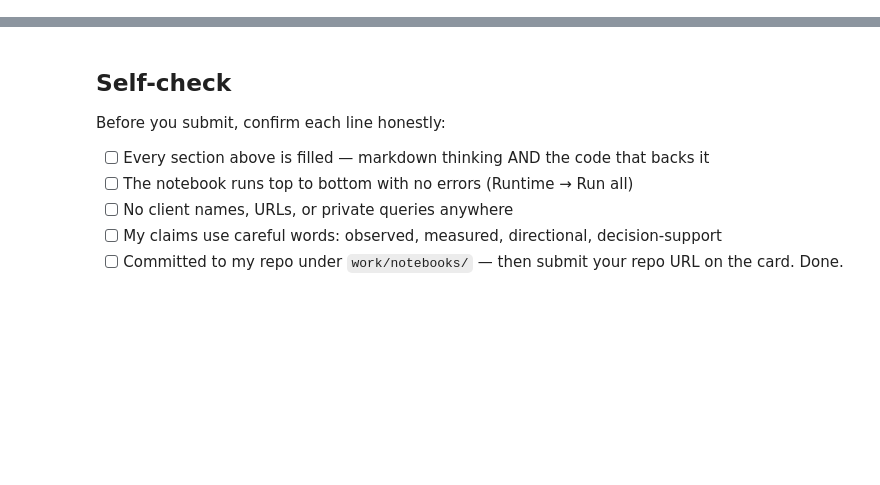
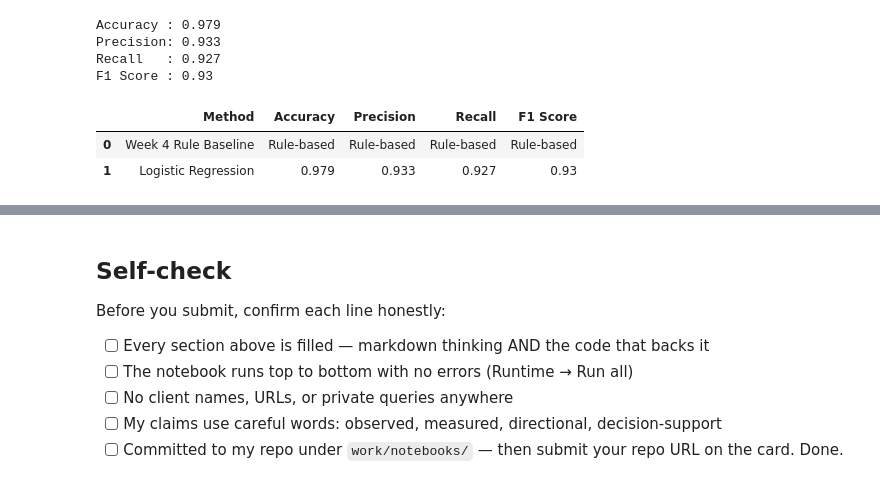
Before and after one commit to GauriKale1328/flyrank-assignment, a Jupyter notebook: work/notebooks/w05_model.ipynb, the cells around one changed output, grey strips where cells are left out. Drawn from its saved outputs; the diff is of its cells as text; code cells hidden in the pictures; blank space fills up the shorter version.

```diff
--- a/work/notebooks/w05_model.ipynb
+++ b/work/notebooks/w05_model.ipynb
@@ -33,0 +163,35 @@ This skeleton is yours to fill. Work the sections **in order** — each one has
+# %%
+### 3.5 Evaluate model performance
+from sklearn.metrics import accuracy_score, precision_score, recall_score, f1_score
+
+y_pred = model.predict(X_test)
+
+accuracy = accuracy_score(y_test, y_pred)
+precision = precision_score(y_test, y_pred)
+recall = recall_score(y_test, y_pred)
+f1 = f1_score(y_test, y_pred)
+
+print("Accuracy :", round(accuracy, 3))
+print("Precision:", round(precision, 3))
+print("Recall   :", round(recall, 3))
+print("F1 Score :", round(f1, 3))
+# %% [output]
+Accuracy : 0.979
+Precision: 0.933
+Recall   : 0.927
+F1 Score : 0.93
+# %%
+### 3.6 Compare the model with the Week-4 baseline
+comparison = pd.DataFrame({
+    "Method": ["Week 4 Rule Baseline", "Logistic Regression"],
+    "Accuracy": ["Rule-based", 0.979],
+    "Precision": ["Rule-based", 0.933],
+    "Recall": ["Rule-based", 0.927],
+    "F1 Score": ["Rule-based", 0.930]
+})
+
+comparison
+# %% [output]
+|  | Method | Accuracy | Precision | Recall | F1 Score |
+| 0 | Week 4 Rule Baseline | Rule-based | Rule-based | Rule-based | Rule-based |
+| 1 | Logistic Regression | 0.979 | 0.933 | 0.927 | 0.93 |
```
Also changed, not shown: parts of 14 cells of this notebook.
